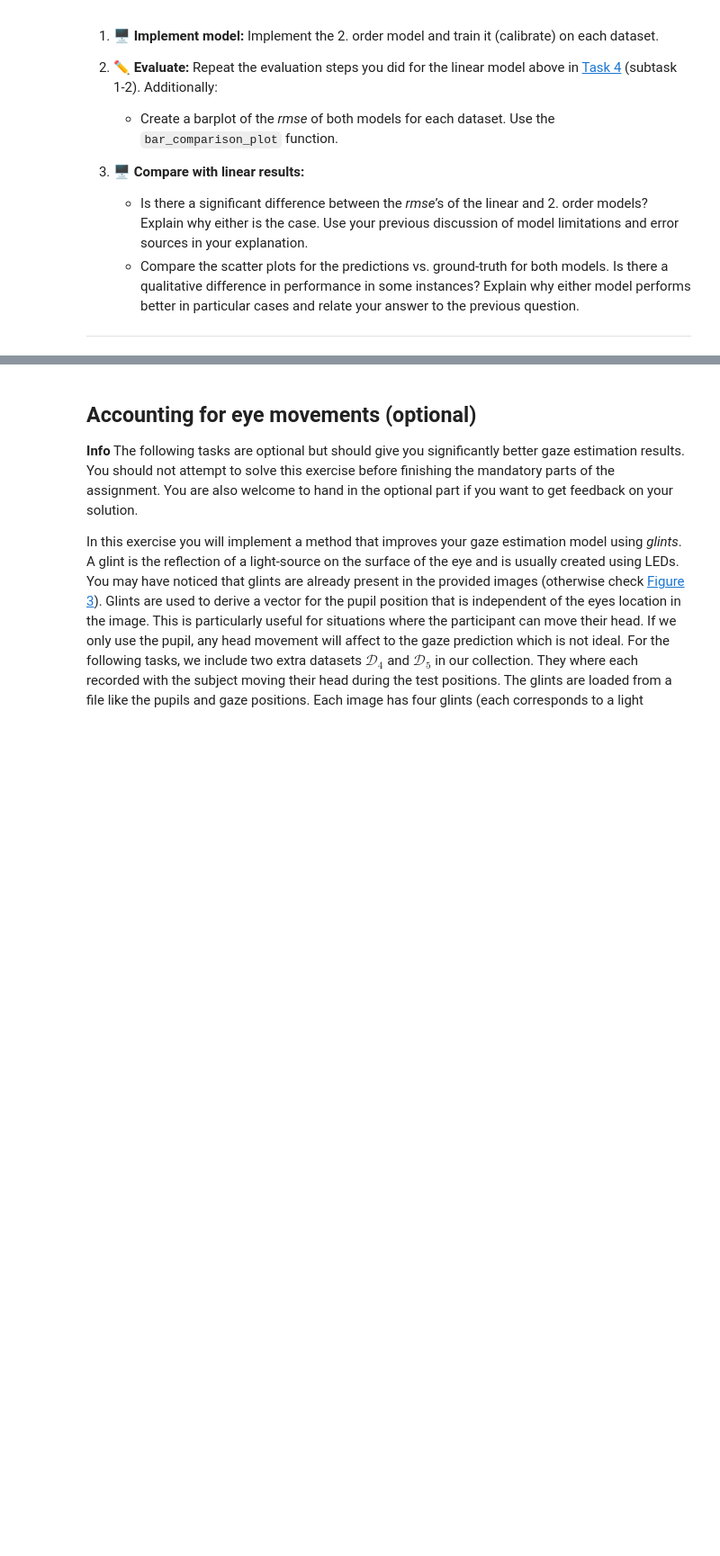
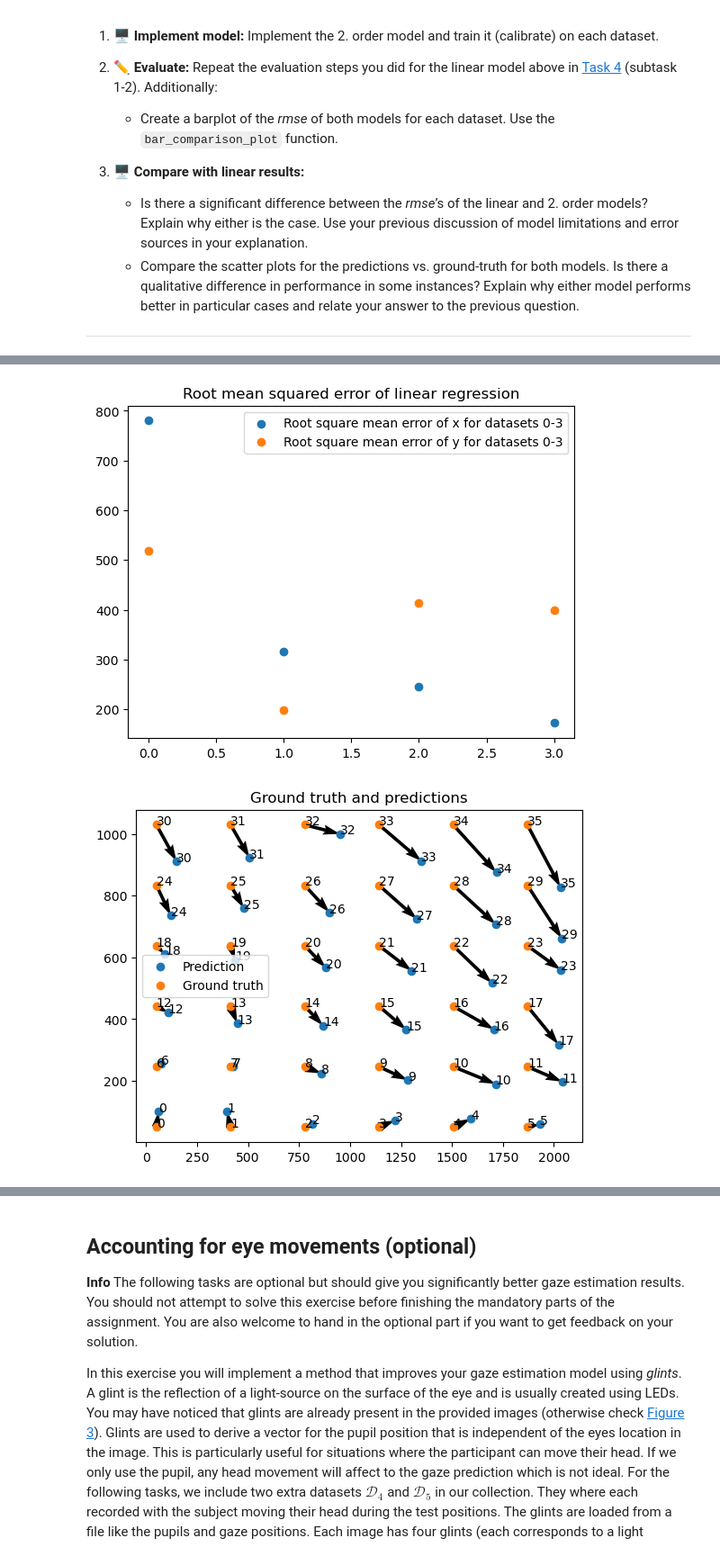
Before and after one commit to LVOL98/IML_Introduction-to-Machine-Learning, a Jupyter notebook: iml-repo/vscode/02-material/W05/03-gaze.ipynb, the cells around one changed output, grey strips where cells are left out. Shown at 90% size. Drawn from its saved outputs; the diff is of its cells as text; code cells hidden in the pictures; blank space fills up the shorter version.

```diff
--- a/iml-repo/vscode/02-material/W05/03-gaze.ipynb
+++ b/iml-repo/vscode/02-material/W05/03-gaze.ipynb
@@ -630,0 +670,40 @@ bar_comparison_plot(rmse, rmse_2)
+# %%
+# 5.3. Compare the linear and quadratic model
+
+def bar_comparison_plot(rmses_linear, rmses_quad, axis):
+    """Draw a bar chart comparing two sets of RMS errors.
+
+    Args:
+        rmses_linear: Results from the linear model.
+        rmses_quad: Results from the quadratic model.
+    """
+    width = 0.3
+    datasets = ["p0", "p1", "p2", "p3"]
+    bx = np.arange(len(datasets))
+    plt.bar(bx, rmses_linear, width, label="Linear")
+    plt.bar(bx + width, rmses_quad, width, label="Quadratic")
+    plt.xticks(bx + width/2, datasets)
+    plt.title(f"RMSE for the linear and quadratic model for {axis}")
+    plt.legend()
+    plt.show()
+
+rmse_x = rsmes["quad_x"]
+rmse_y = rsmes["quad_y"]
+
+plt.scatter([0, 1, 2, 3], rmse_x, label='Root square mean error of x for datasets 0-3')
+plt.scatter([0, 1, 2, 3], rmse_y, label='Root square mean error of y for datasets 0-3')
+plt.title("Root mean squared error of linear regression")
+plt.legend()
+plt.show()
+
+def plot_model_results(model_name):
+    for i in range(4):
+        plot_results(predicted[model_name][i], D[i]["positions_test"])
+
+plot_model_results("quad")
+
+bar_comparison_plot(rsmes["linear_x"], rsmes["quad_x"], "x")
+bar_comparison_plot(rsmes["linear_y"], rsmes["quad_y"], "y")
+# %% [output]
+[figure, added]
+[figure, added]
```
Also changed, not shown: parts of 24 cells of this notebook, 6 other files.
